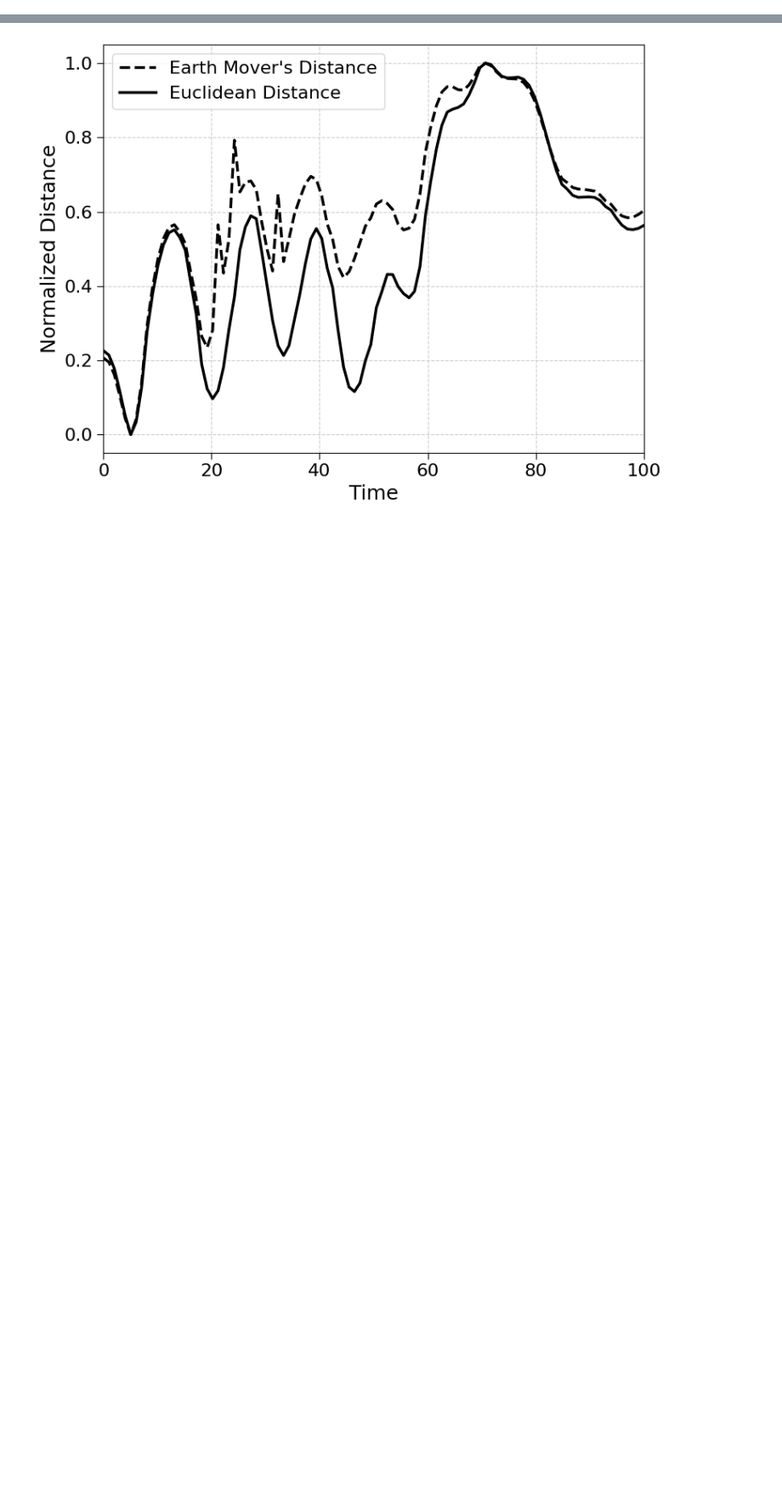
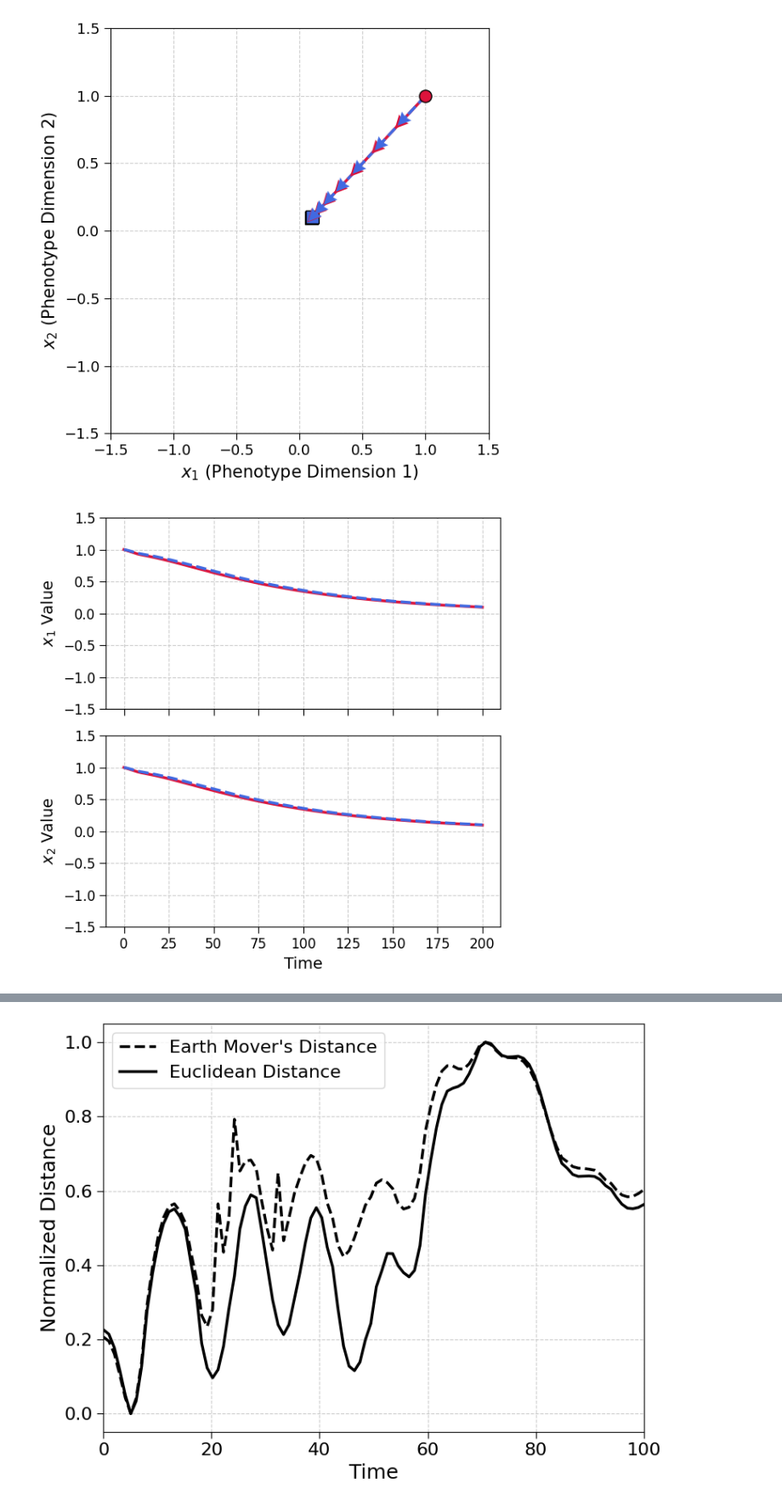
Before and after one commit to shivmuthupandiyan/virus-dip-coevolution, a Jupyter notebook: figures.ipynb, the cells around one changed output, grey strips where cells are left out. Shown at 85% size. Drawn from its saved outputs; the diff is of its cells as text; code cells hidden in the pictures; blank space fills up the shorter version.

```diff
--- a/figures.ipynb
+++ b/figures.ipynb
@@ -413,13 +344,16 @@ def plot_empty_phenotype_space(xlim=(-1.5, 1.5),
 # %%
 params = {'T': 200, 'D0_total': 0, 'kappa': 0, 'mu': 1e-2}
-results = mod.sol_dip_virus_pde_fft(params, save_density_series=True)
+results = sol.sol_dip_virus_pde_fft(params, save_density_series=True)
 fig = plot_mean_phenotypes(results, mark_interval=25, base_fontsize=15,
-                        save_path=f"{downloads}/fig2a1.svg", show_plot=True,
+                        save_path=None, show_plot=True,
                         xlim = (-1.5, 1.5), ylim = (-1.5, 1.5),
-                        arrow_length=0.1,             # NEW: Direct control of length in data units
-                        arrow_width=0.02,              # NEW: Main control for thickness/bigness
-                        arrow_head_width_ratio=5.0,    # NEW: Head width relative to shaft
+                        arrow_length=0.1,
+                        arrow_width=0.02,
+                        arrow_head_width_ratio=5.0,
                         arrow_head_length_ratio=5.0,
                         figsize=(6,6))
-plot_phenotypes_vs_time(results, save_path=f"{downloads}/fig2b1.svg", figsize=(6,6), ylim = (-1.5, 1.5), base_fontsize=14)
-plot_total_populations(results, save_path=f"{downloads}/fig2c1.svg", figsize=(6,6), ylim=(1e4,1e9))
+plot_phenotypes_vs_time(results, save_path=None, figsize=(6,6), ylim = (-1.5, 1.5), base_fontsize=14)
+plot_total_populations(results, save_path=None, figsize=(6,6), ylim=(1e4,1e9))
+# %% [output]
+[figure, added]
+[figure, added]
```
Also changed, not shown: parts of 13 cells of this notebook, 6 other files.
